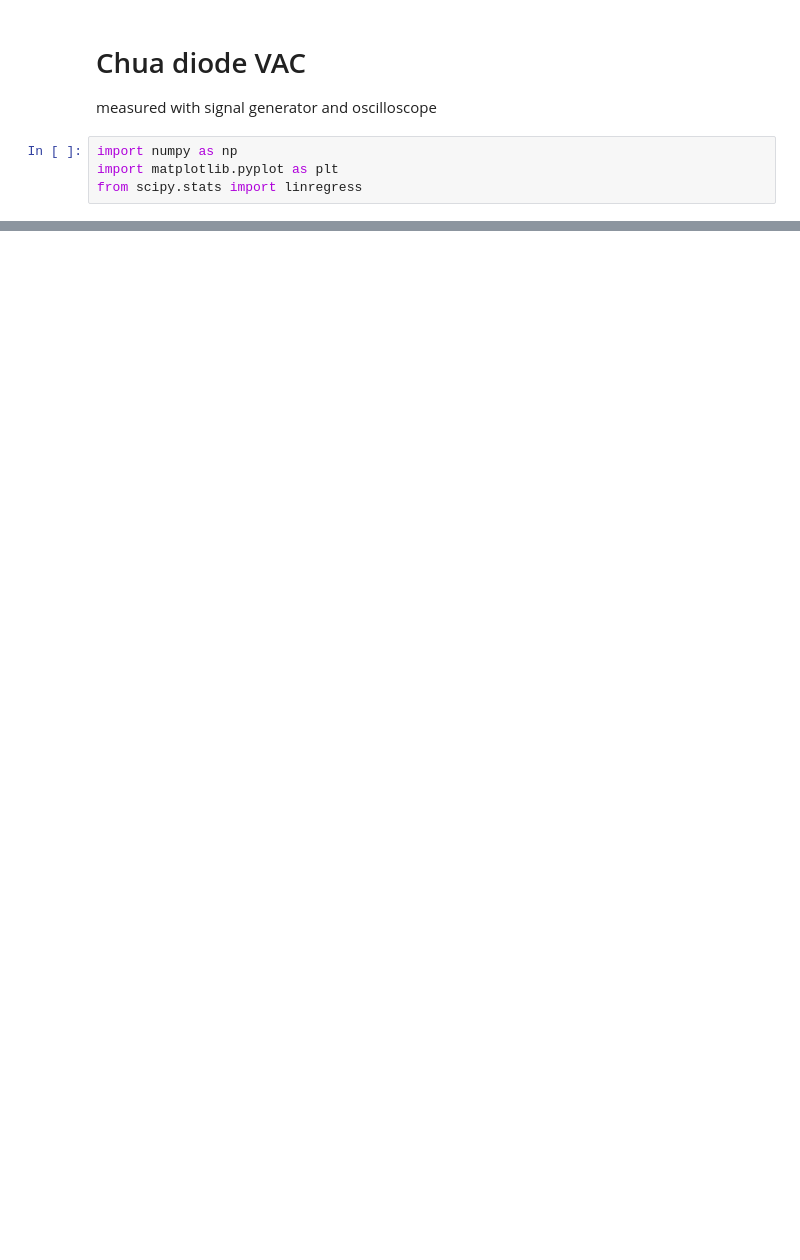
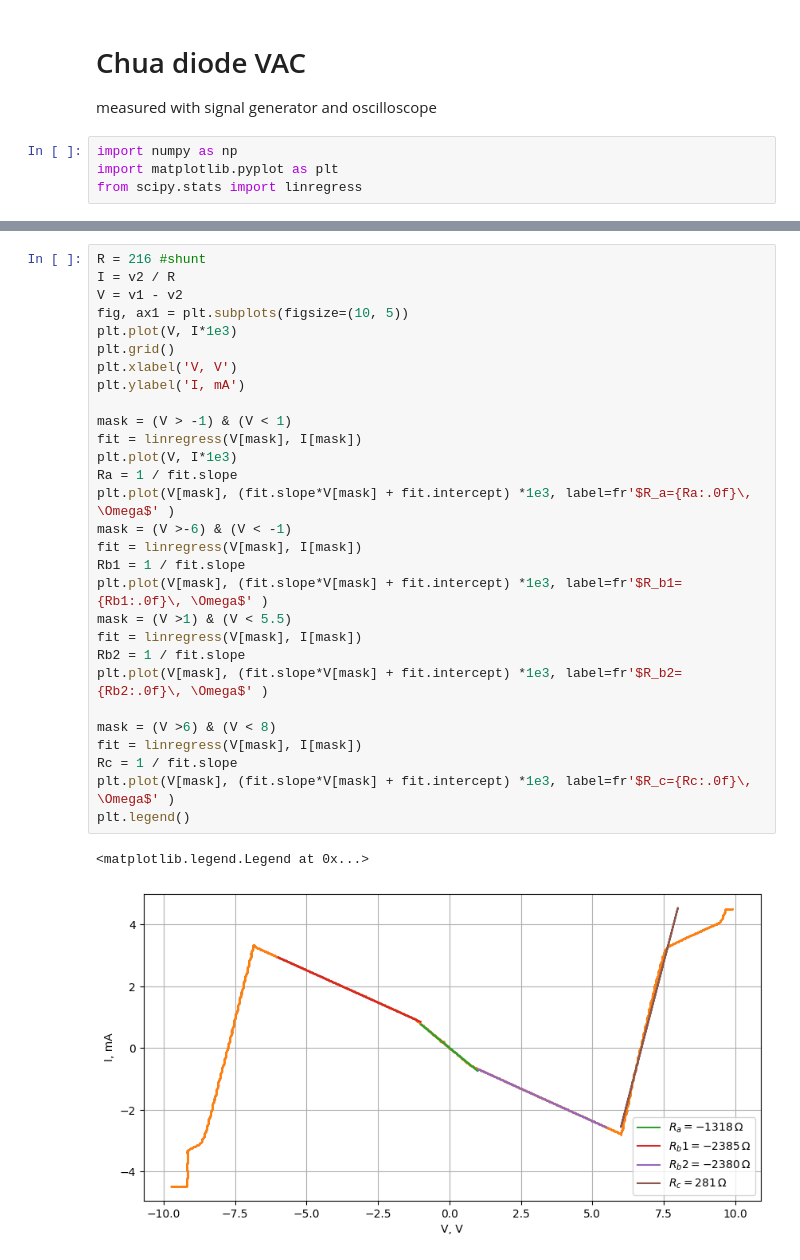
Before and after one commit to evgeny-kolonsky/Lab5, a Jupyter notebook: CH/VAC/VAC.ipynb, the cells around one changed output, grey strips where cells are left out. Saved outputs shown, nothing was run; the diff lists cells and outputs as text; blank space fills up the shorter version.

```diff
--- a/CH/VAC/VAC.ipynb
+++ b/CH/VAC/VAC.ipynb
@@ -11 +25,33 @@ from scipy.stats import linregress
+# %%
+R = 216 #shunt
+I = v2 / R
+V = v1 - v2
+fig, ax1 = plt.subplots(figsize=(10, 5))
+plt.plot(V, I*1e3)
+plt.grid()
+plt.xlabel('V, V')
+plt.ylabel('I, mA')
+
+mask = (V > -1) & (V < 1)
+fit = linregress(V[mask], I[mask])
+plt.plot(V, I*1e3)
+Ra = 1 / fit.slope
+plt.plot(V[mask], (fit.slope*V[mask] + fit.intercept) *1e3, label=fr'$R_a={Ra:.0f}\, \Omega$' )
+mask = (V >-6) & (V < -1)
+fit = linregress(V[mask], I[mask])
+Rb1 = 1 / fit.slope
+plt.plot(V[mask], (fit.slope*V[mask] + fit.intercept) *1e3, label=fr'$R_b1={Rb1:.0f}\, \Omega$' )
+mask = (V >1) & (V < 5.5)
+fit = linregress(V[mask], I[mask])
+Rb2 = 1 / fit.slope
+plt.plot(V[mask], (fit.slope*V[mask] + fit.intercept) *1e3, label=fr'$R_b2={Rb2:.0f}\, \Omega$' )
+
+mask = (V >6) & (V < 8)
+fit = linregress(V[mask], I[mask])
+Rc = 1 / fit.slope
+plt.plot(V[mask], (fit.slope*V[mask] + fit.intercept) *1e3, label=fr'$R_c={Rc:.0f}\, \Omega$' )
+plt.legend()
+# %% [output]
+<matplotlib.legend.Legend at 0x...>
+[figure, added]
 # %%
```
Also changed, not shown: parts of 5 cells of this notebook.
